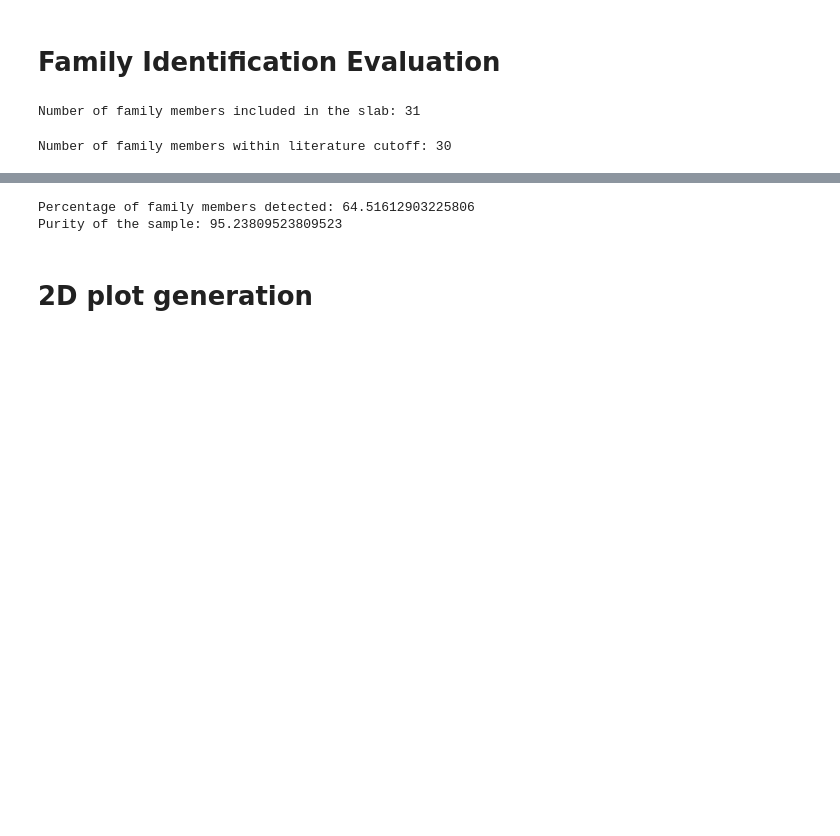
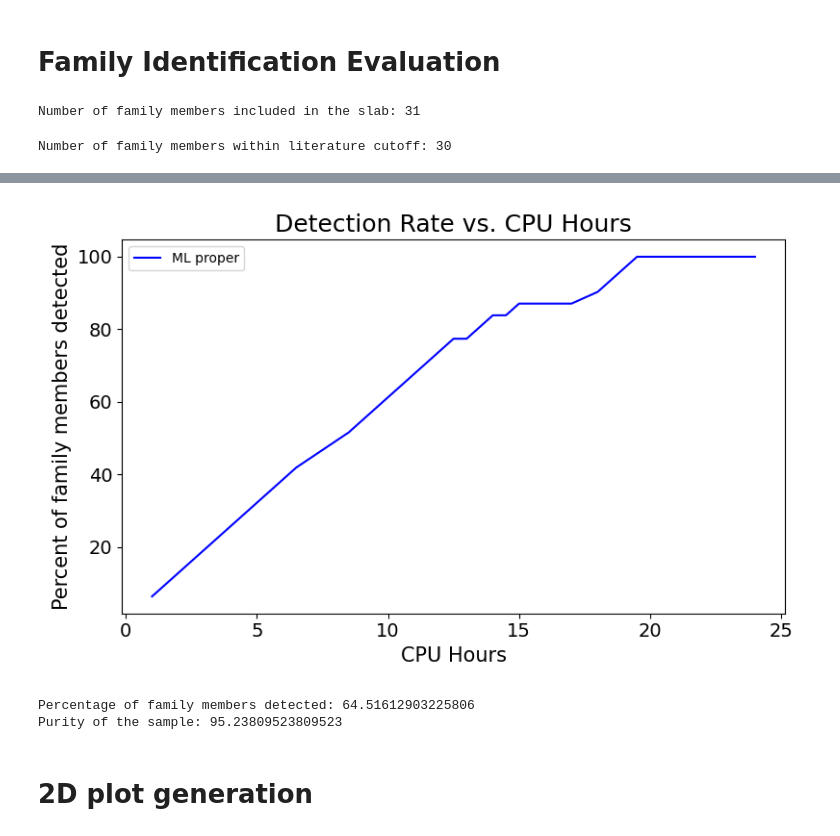
Before and after one commit to kavidey/action-angle-discovery, a Jupyter notebook: model_family_identification.ipynb, the cells around one changed output, grey strips where cells are left out. Cells and saved outputs as stored; diff of their text form; code cells hidden in the pictures; blank space fills up the shorter version.

```diff
--- a/model_family_identification.ipynb
+++ b/model_family_identification.ipynb
@@ -256,3 +245,27 @@ plt.show()
+# %%
+percent_detected = []
+cpu_hours = []
+for d in d_values:
+	filtered_df = d_df_pred[d_df_pred["d"] < d]
+	filtered_df = filtered_df.drop_duplicates(subset=["name_asteroid"])
+	family_slab_df = filtered_df[filtered_df["name_asteroid"].isin(name_list)]
+	percent = len(family_slab_df) / num_family_slab * 100
+	percent_detected.append(percent)
+	cpu_hours.append(len(filtered_df) * 0.5)
+
+plt.cla()
+plt.figure(figsize=(8, 5))
+plt.plot(cpu_hours, percent_detected, label="ML proper", color="blue")
+plt.xlabel("CPU Hours", fontsize=15)
+plt.ylabel("Percent of family members detected", fontsize=15)
+plt.title("Detection Rate vs. CPU Hours", fontsize=18)
+plt.xticks(size = 14)
+plt.yticks(size = 14)
+plt.legend()
+plt.tight_layout()
+plt.show()
+# %% [output]
+[figure, added]
 # %%
 d = 50
 filtered_df = d_df[d_df["d"] < d]
```
Also changed, not shown: parts of 7 cells of this notebook, 1 other file.
